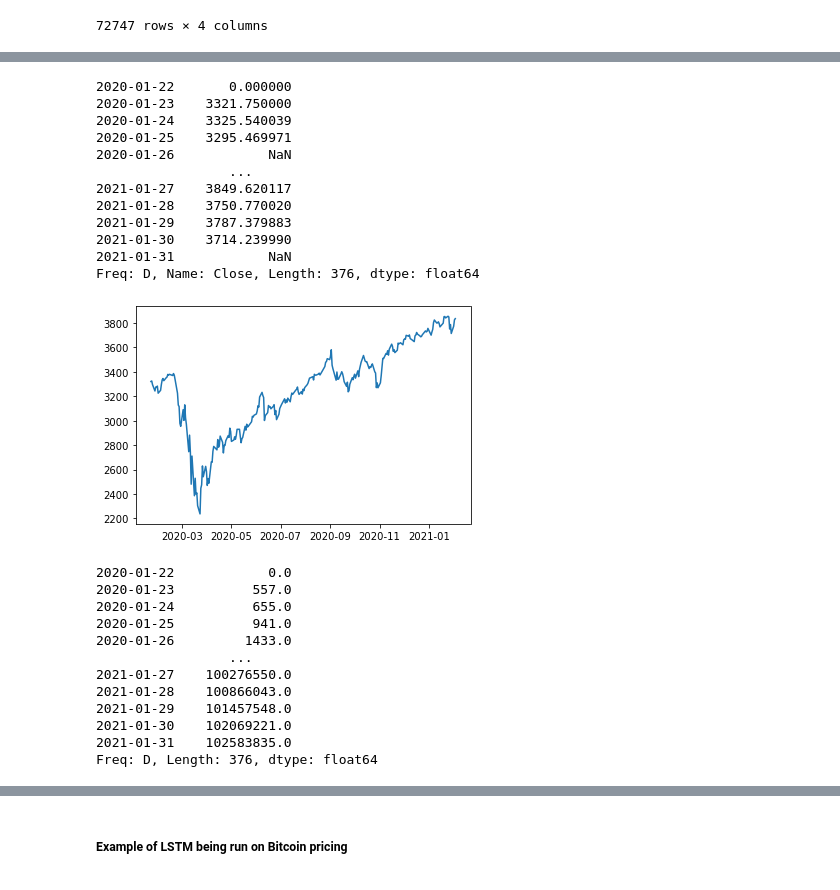
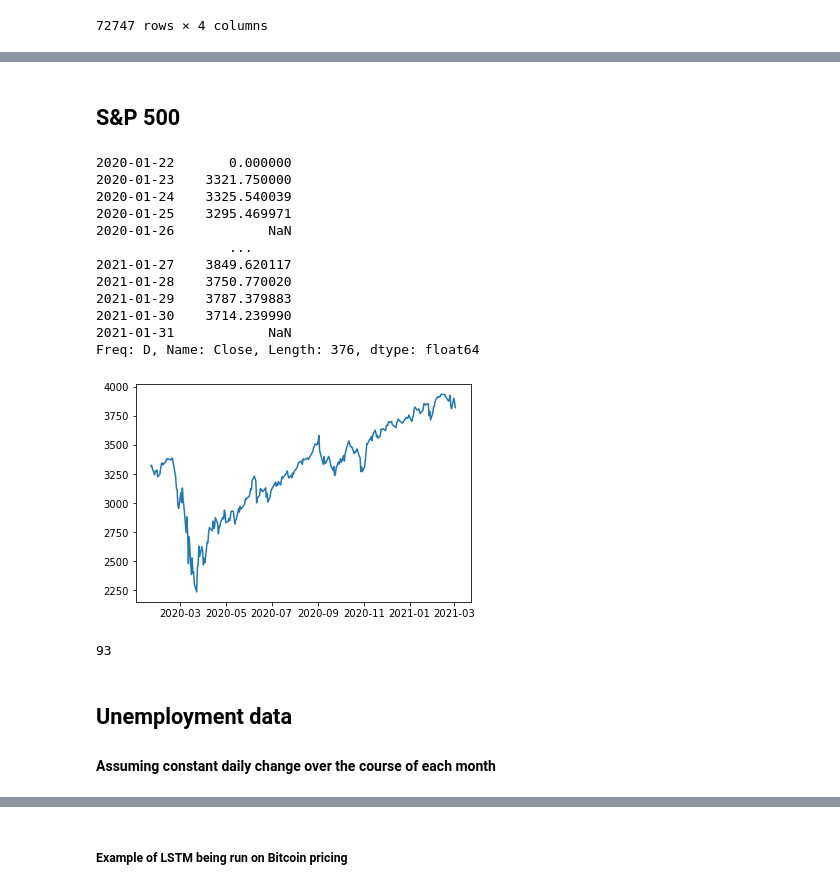
Before and after one commit to daniellicht13/Capstone, a Jupyter notebook: LSTM_with_15_coins.ipynb, the cells around one changed output, grey strips where cells are left out. Saved outputs shown, nothing was run; the diff lists cells and outputs as text; code cells hidden in the pictures.

```diff
--- a/LSTM_with_15_coins.ipynb
+++ b/LSTM_with_15_coins.ipynb
@@ -267,3 +266,5 @@ from sklearn.metrics import mean_squared_error
+# %% [markdown]
+## S&P 500
 # %%
 #GATHERING S&P 500 PRICE POINTS
 import yfinance as yf
@@ -272,50 +271,36 @@ from datetime import date, timedelta, datetime
 # %%
 GSPC = yf.Ticker("^GSPC")
+num_days = (dt.date(2021, 2, 1)-dt.date(2020, 1, 22)).days
+
 
 snp = GSPC.history(interval="1d", start="2020-01-22").Close
 #PLOT OF S&P 500
 plt.plot(snp)
-# num_days = 284
-num_days = (date(2021, 2, 1)-date(2020, 1, 22)).days
-date_index = pd.date_range(date(2020, 1, 22), periods=num_days, freq='D')
+x = dt.date(2020, 1, 22)
+date_index = pd.date_range(x, periods=num_days, freq='D')
+
 snp = snp.reindex(index=date_index)   #gather data from 1/22/20-1/31/21
 snp = snp.shift(1)     #shift to use preceding day as feature in LSTM
 snp.iloc[0] = 0
 snp
 # %% [output]
 2020-01-22       0.000000
 2020-01-23    3321.750000
 2020-01-24    3325.540039
 2020-01-25    3295.469971
 2020-01-26            NaN
                  ...
 2021-01-27    3849.620117
 2021-01-28    3750.770020
 2021-01-29    3787.379883
 2021-01-30    3714.239990
 2021-01-31            NaN
 Freq: D, Name: Close, Length: 376, dtype: float64
-[figure, old version]
+[figure, new version]
-# %%
-#GATHER AND REINDEX COVID CASE DATA FROM 1/22-10/31
-global_cases_url = 'https://raw.githubusercontent.com/CSSEGISandData/COVID-19/master/csse_covid_19_data/csse_covid_19_time_series/time_series_covid19_confirmed_global.csv'
-gc_df = pd.read_csv(global_cases_url, error_bad_lines=False)
-covid_cases = gc_df.iloc[0:, 4:].sum(axis=0)
-covid_cases = covid_cases.shift(1)     #shift to use preceding day as feature in LSTM
-covid_cases.iloc[0] = 0
-covid_cases = covid_cases.loc[:"1/31/21"]
-covid_cases = covid_cases.reindex(index=date_index)
-print(covid_cases)
-# %% [output]
-2020-01-22            0.0
-2020-01-23          557.0
-2020-01-24          655.0
-2020-01-25          941.0
-2020-01-26         1433.0
-                 ...
-2021-01-27    100276550.0
-2021-01-28    100866043.0
-2021-01-29    101457548.0
-2021-01-30    102069221.0
-2021-01-31    102583835.0
-Freq: D, Length: 376, dtype: float64
+# %%
+len(test_2019)
+# %% [output]
+93
+# %% [markdown]
+## Unemployment data
+#### Assuming constant daily change over the course of each month
```
Also changed, not shown: parts of 28 cells of this notebook.
